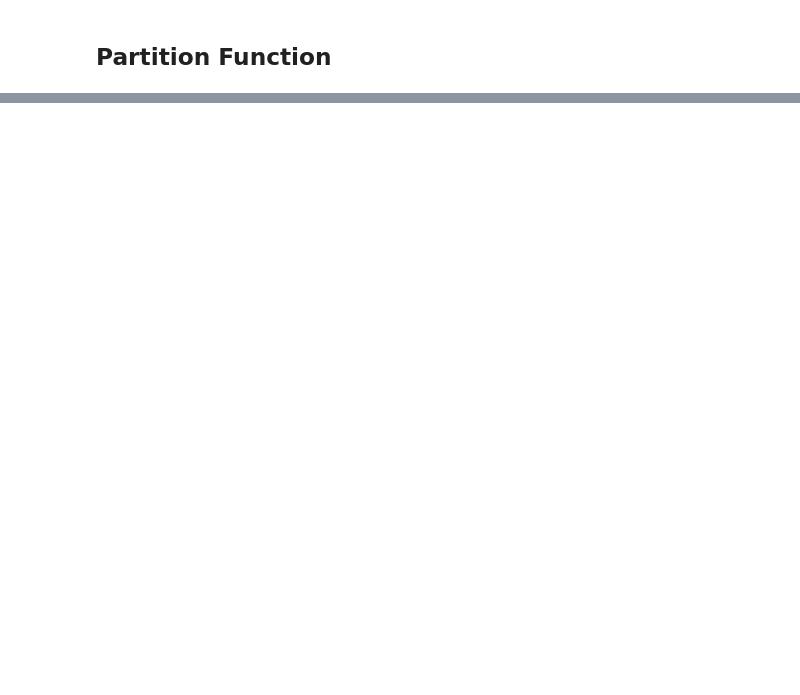
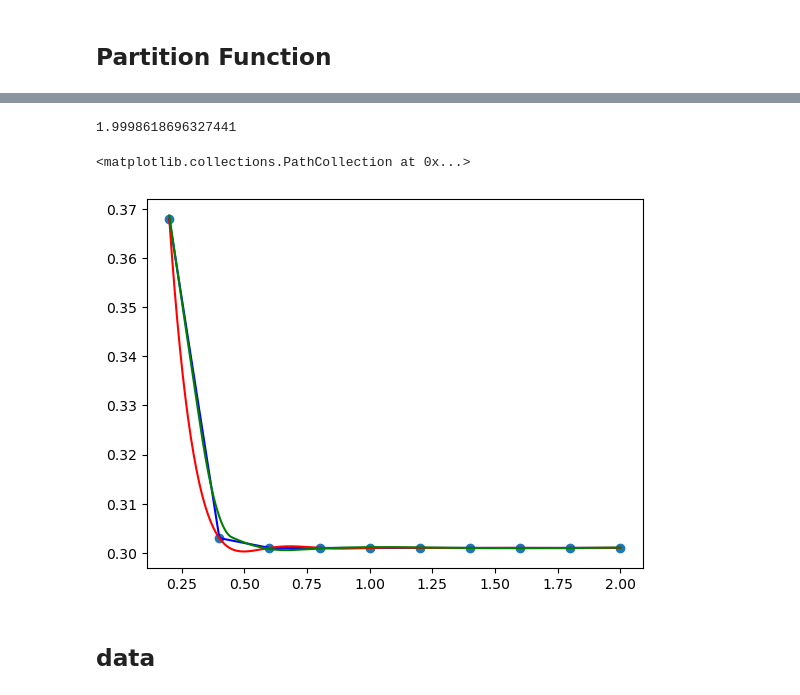
Before and after one commit to kyleneumann/Astro530, a Jupyter notebook: hw6.ipynb, the cells around one changed output, grey strips where cells are left out. Drawn from its saved outputs; the diff is of its cells as text; code cells hidden in the pictures; blank space fills up the shorter version.

```diff
--- a/hw6.ipynb
+++ b/hw6.ipynb
@@ -26,0 +127,33 @@ ParserError: Error tokenizing data. C error: Expected 8 fields in line 4, saw 10
+# %%
+species = "H"
+T=5000
+theta = []
+data = rpf_df.loc[rpf_df["Theta="]==species].to_numpy()[0][1:-1]
+temp_data = []
+
+for i,d in enumerate(data):
+    if d != "-":
+        temp_data.append(float(d))
+        theta.append(0.2*(i+1))
+data = np.array(temp_data)
+theta = np.array(theta)
+th = 5040/T
+p_US = UnivariateSpline(theta,data,s=0,k=1)
+
+print(10**p_US(th))
+# %% [output]
+1.9998618696327441
+# %%
+us = UnivariateSpline(theta,data,s=0,k=1)
+us1 = UnivariateSpline(theta,data,s=0,k=5)
+us2 = UnivariateSpline(np.linspace(0.2,2,30),us(np.linspace(0.2,2,30)),s=1e-5,k=2)
+T_sim = np.linspace(0.2,2,500)
+plt.plot(T_sim,us(T_sim),c='b')
+plt.plot(T_sim,us1(T_sim),c='r')
+plt.plot(T_sim,us2(T_sim),c='g')
+plt.scatter(theta,data)
+# %% [output]
+<matplotlib.collections.PathCollection at 0x...>
+[figure, added]
+# %% [markdown]
+## data
```
Also changed, not shown: parts of 8 cells of this notebook, 4 other files.
